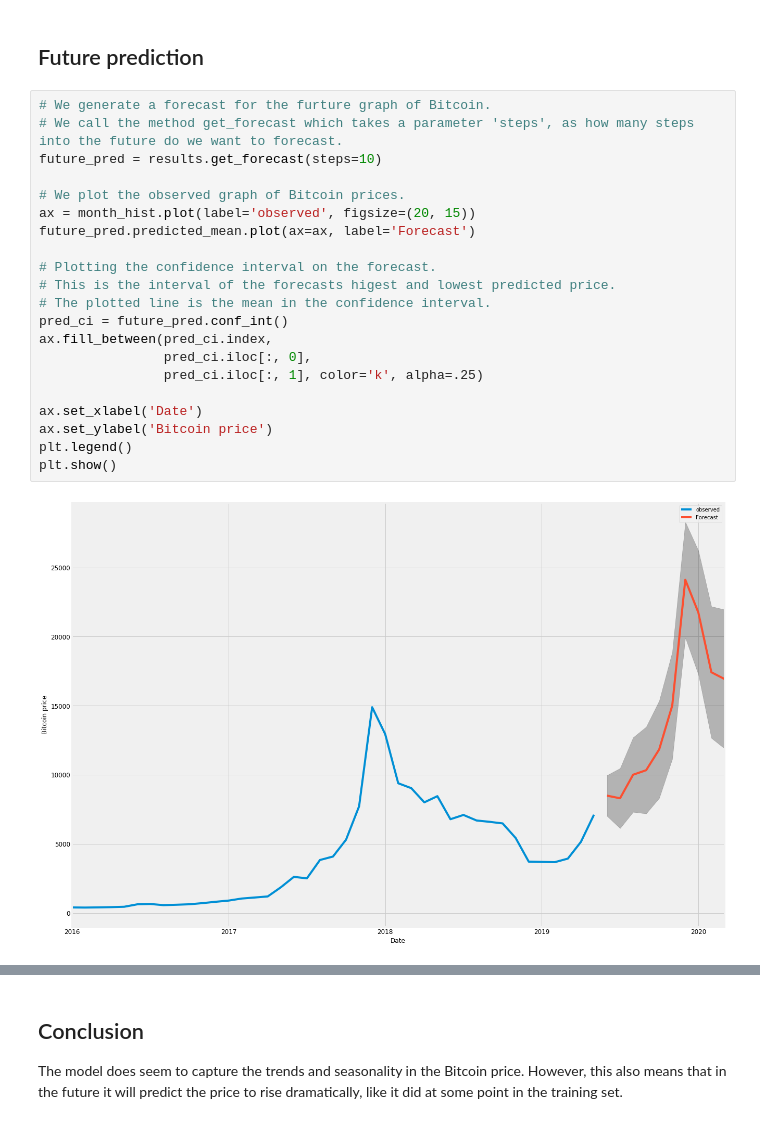
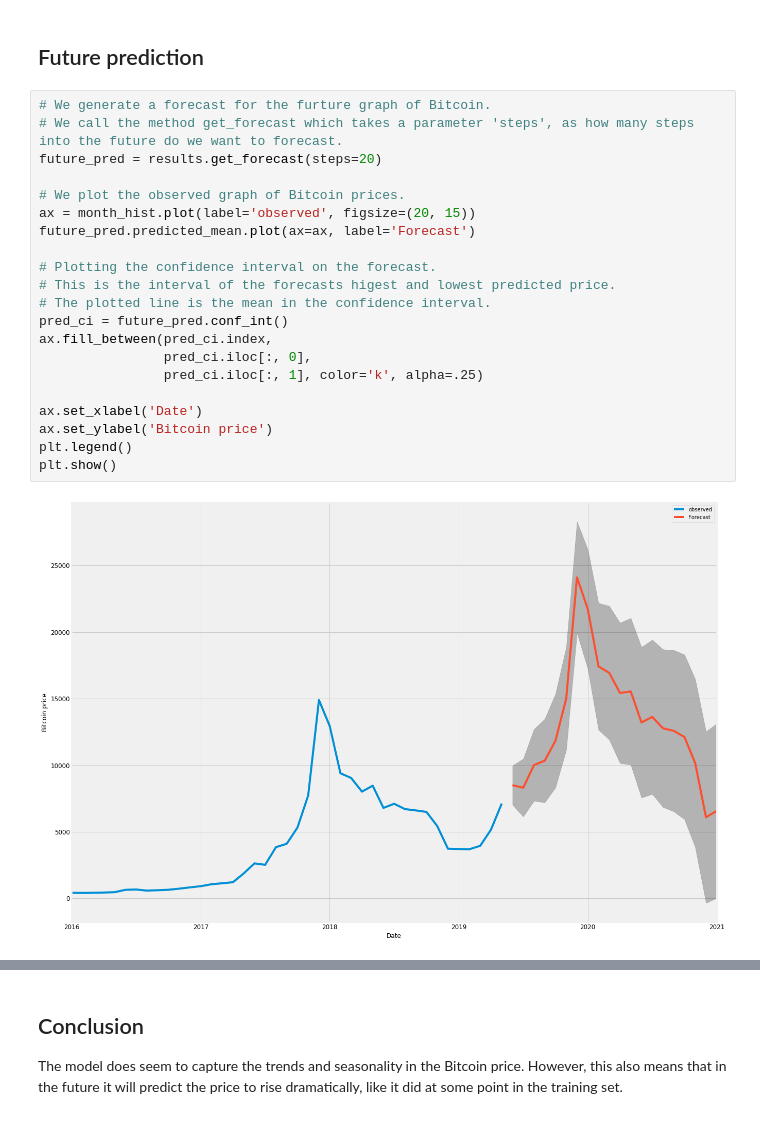
Before and after one commit to tobiaskkd/AI_exam_project, a Jupyter notebook: Exam Project AI - Mikkel Madsen & Tobias Dahl - Bitcoin Prediction.ipynb, the cells around one changed output, grey strips where cells are left out. Cells and saved outputs as stored; diff of their text form.

```diff
--- a/Exam Project AI - Mikkel Madsen & Tobias Dahl - Bitcoin Prediction.ipynb
+++ b/Exam Project AI - Mikkel Madsen & Tobias Dahl - Bitcoin Prediction.ipynb
@@ -340,26 +290,26 @@ Mean absolute error 982.5505965521312
 # %%
 # We generate a forecast for the furture graph of Bitcoin.
 # We call the method get_forecast which takes a parameter 'steps', as how many steps into the future do we want to forecast.
-future_pred = results.get_forecast(steps=10)
+future_pred = results.get_forecast(steps=20)
 
 # We plot the observed graph of Bitcoin prices.
 ax = month_hist.plot(label='observed', figsize=(20, 15))
 future_pred.predicted_mean.plot(ax=ax, label='Forecast')
 
 # Plotting the confidence interval on the forecast.
 # This is the interval of the forecasts higest and lowest predicted price.
 # The plotted line is the mean in the confidence interval.
 pred_ci = future_pred.conf_int()
 ax.fill_between(pred_ci.index,
                 pred_ci.iloc[:, 0],
                 pred_ci.iloc[:, 1], color='k', alpha=.25)
 
 ax.set_xlabel('Date')
 ax.set_ylabel('Bitcoin price')
 plt.legend()
 plt.show()
 # %% [output]
-[figure, old version]
+[figure, new version]
 # %%
 # Plotting the result in USD
 future_pred.predicted_mean
```
Also changed, not shown: parts of 8 cells of this notebook, 9 other files.
